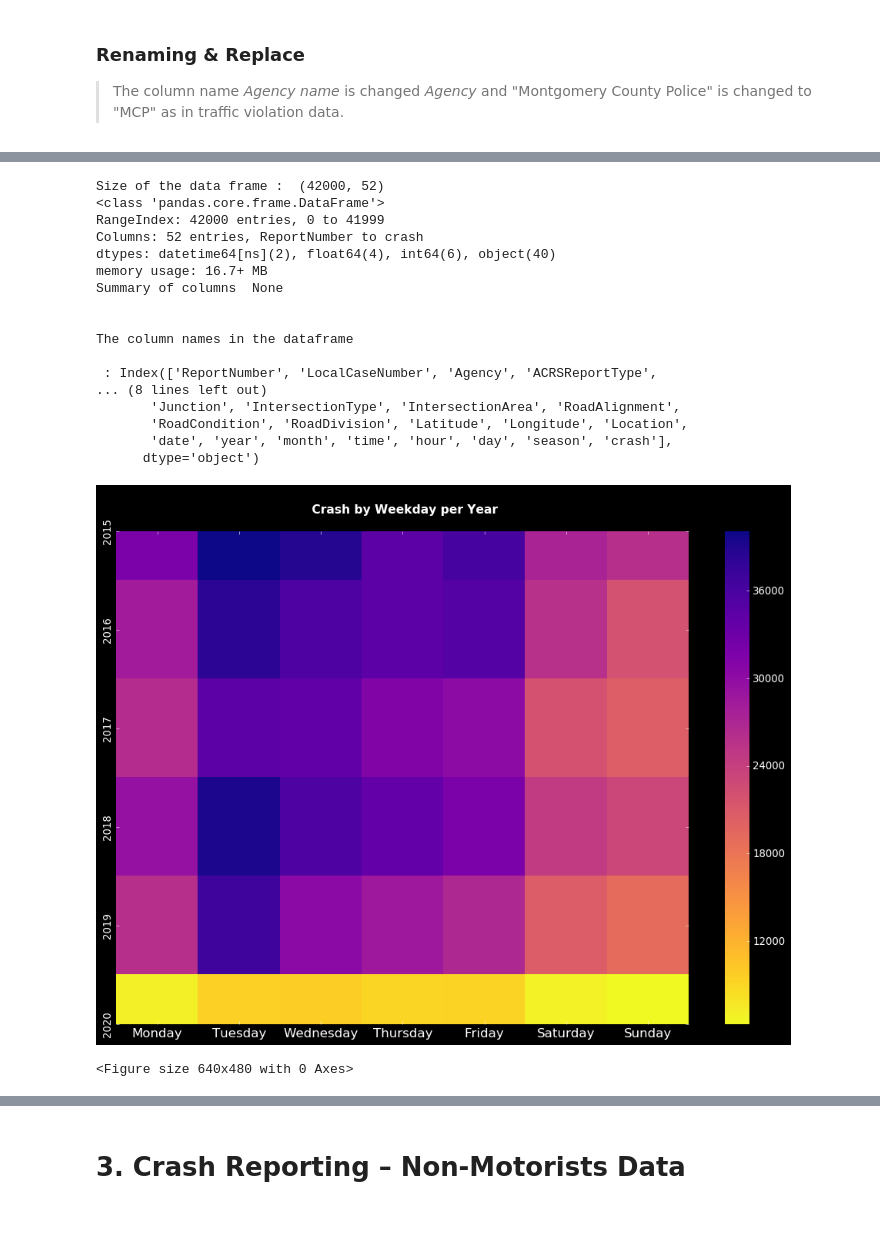
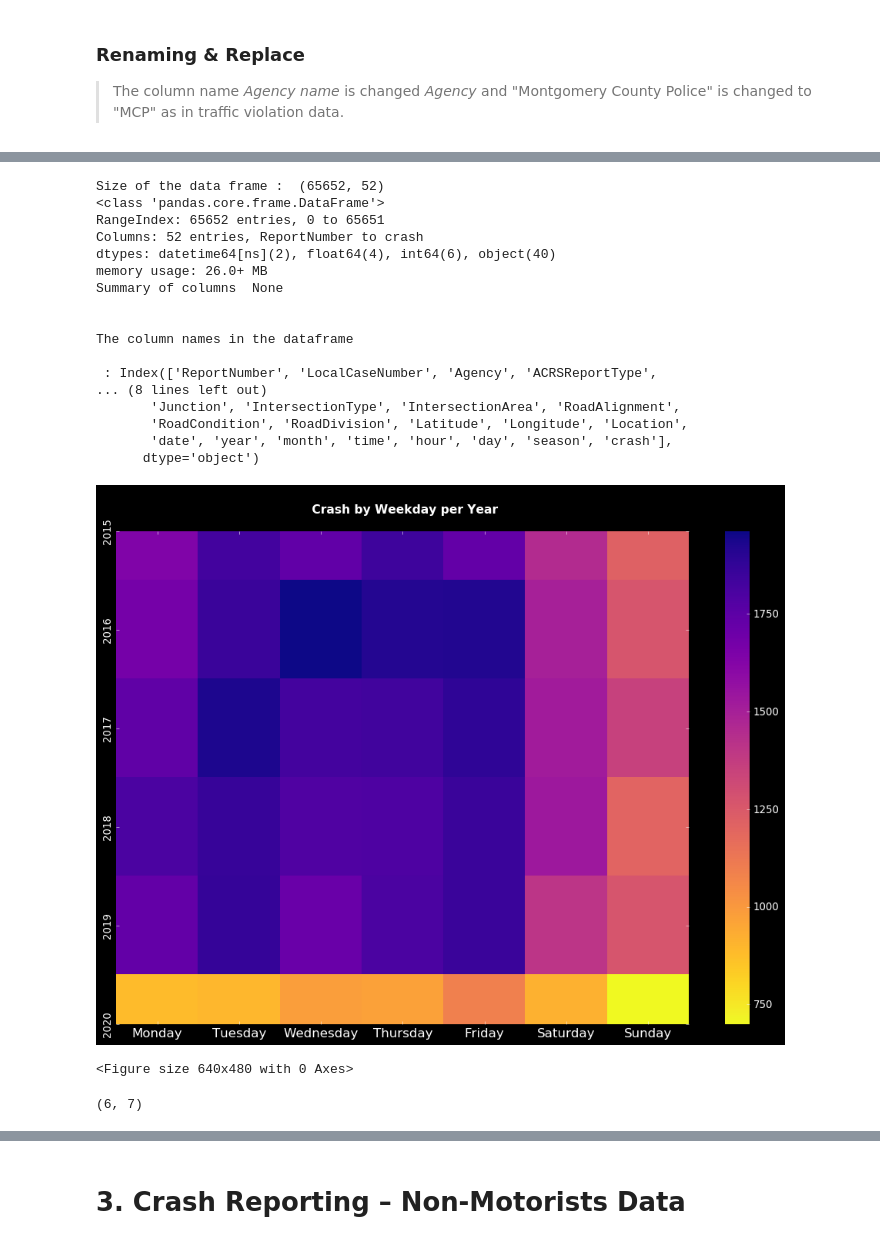
Before and after one commit to mnerolu/Data205, a Jupyter notebook: mid_term_proj.ipynb, the cells around one changed output, grey strips where cells are left out. Cells and saved outputs as stored; diff of their text form; code cells hidden in the pictures.

```diff
--- a/mid_term_proj.ipynb
+++ b/mid_term_proj.ipynb
@@ -225,7 +225,6 @@ plt.tight_layout()
 violationpermonth = traffic_new.groupby(['month'])['Violation'].count()
 
 # sns barplot
-plt.style.use('dark_background')
 plt.figure(figsize=(10,5))
 colors = sns.color_palette("plasma", n_colors=7)
 sns.barplot(violationpermonth.index,violationpermonth.values, palette=colors)
@@ -249,7 +248,6 @@ violationweekday = violationweekday.rename_axis(['year', 'day'])\
                                .unstack('day')\
                                .reindex(columns=weekdays)
 plt.figure(figsize=(15,10))
-plt.style.use('dark_background')
 sns.heatmap(violationweekday, cmap='plasma_r')
 plt.title('\n Violation by Weekday per Year\n', fontsize=14, fontweight='bold')
 plt.xticks(fontsize=15)
@@ -268,7 +275,7 @@ violationweekday
 violationperseason = traffic_new.groupby(['season'])['Violation'].count()
 season_order=['Spring', 'Summer', 'Fall','Winter']
 #plot
-plt.style.use('dark_background')
+#plt.style.use('dark_background')
 plt.figure(figsize=(15,10))
 
 sns.barplot(violationperseason.index,violationperseason.values, order=season_order,
@@ -703,8 +749,8 @@ def useFeatures(CRI):
 
 
     ## Filtering the Desired Date Range - 2015 to 2020 ##
-    CRI = CRI[CRI.date >='01/01/2017']
-    CRI = CRI[CRI.date <'10/23/2020']
+    CRI = CRI[CRI.date >='01/01/2015']
+    CRI = CRI[CRI.date <'11/23/2020']
     CRI = CRI.reset_index(drop=True)
 
     CRI['season']= "Fall"
@@ -789,12 +835,12 @@ print("Summary of columns ", CRI_new.info(verbose = False))
 #This code prints a summary of columns count and its dtypes but not per column information.
 print("\n\nThe column names in the dataframe \n\n :", CRI_new.columns)
 # %% [output]
-Size of the data frame :  (42000, 52)
+Size of the data frame :  (65652, 52)
 <class 'pandas.core.frame.DataFrame'>
-RangeIndex: 42000 entries, 0 to 41999
+RangeIndex: 65652 entries, 0 to 65651
 Columns: 52 entries, ReportNumber to crash
 dtypes: datetime64[ns](2), float64(4), int64(6), object(40)
-memory usage: 16.7+ MB
+memory usage: 26.0+ MB
 Summary of columns  None
 
 
@@ -809,24 +855,28 @@ The column names in the dataframe
 # %%
 crashweekday = ['Monday', 'Tuesday','Wednesday','Thursday', 'Friday', 'Saturday', 'Sunday']
 crash_weekday = CRI_new.groupby(['year', 'day']).size()
 #Reshape using unstack() function in Pandas python:
 crash_weekday = crash_weekday.rename_axis(['year', 'day'])\
                                .unstack('day')\
                                .reindex(columns=crashweekday)
 plt.figure(figsize=(15,10))
-plt.style.use('dark_background')
-sns.heatmap(violationweekday, cmap='plasma_r')
+#plt.style.use('dark_background')
+sns.heatmap(crash_weekday, cmap='plasma_r')
 plt.title('\n Crash by Weekday per Year\n', fontsize=14, fontweight='bold')
 plt.xticks(fontsize=15)
 plt.yticks(fontsize=12)
 plt.xlabel('')
 plt.ylabel('')
 #plt.savefig('crashbyweekdayperyear.jpg')
 plt.show()
 plt.savefig('images/CRIbyweekdayperyear.jpg')
 # %% [output]
-[figure, old version]
+[figure, new version]
 <Figure size 640x480 with 0 Axes>
+# %%
+crash_weekday.shape
+# %% [output]
+(6, 7)
 # %%
 CRI_new['Rush_time']=CRI_new['CrashDate/Time'].dt.hour
 #create Rush Time by grouping
```
Also changed, not shown: parts of 44 cells of this notebook, 36 other files.
